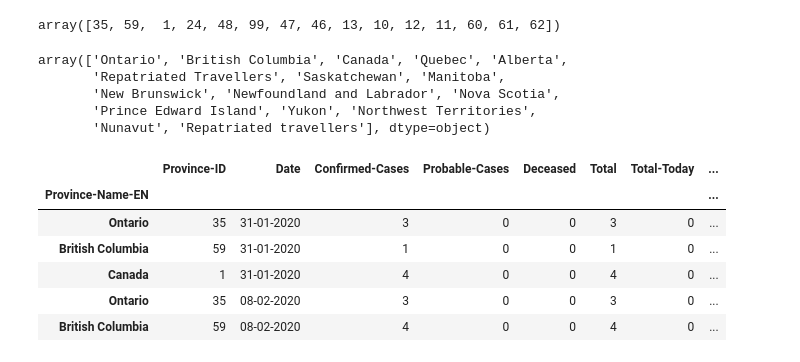
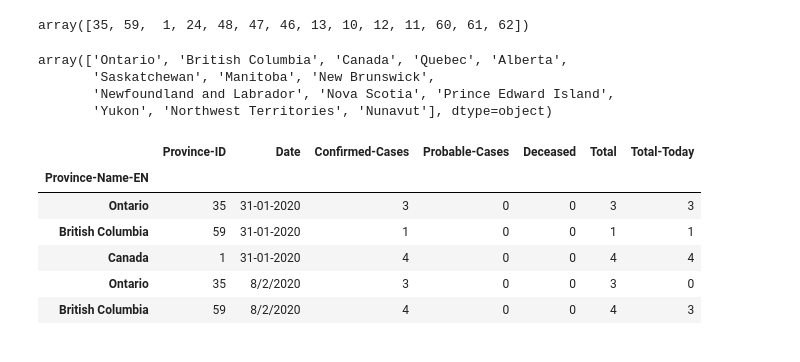
Before and after one commit to Paul-M-K/Covid-19, a Jupyter notebook: Covid_19_python.ipynb, the cells around one changed output. Saved outputs shown, nothing was run; the diff lists cells and outputs as text; code cells hidden in the pictures.

```diff
--- a/Covid_19_python.ipynb
+++ b/Covid_19_python.ipynb
@@ -17,8 +18,14 @@ df.head()
 # %%
-#reject unwanted naming conventions and null data
+#reject unwanted naming conventions
+df.drop(13, axis=1, inplace=True)
 
+
+df.drop(11, axis=1, inplace=True)
 df.drop(10, axis=1, inplace=True)
+df.drop(9, axis=1, inplace=True)
+df.drop(8, axis=1, inplace=True)
 df.drop(2,axis=1,inplace=True)
 df.drop(0,axis=0,inplace=True)
+
 df.head()
 # %% [output]
@@ -31,8 +38,5 @@ df.head()
 # %%
 #Set header names
 headers = ["Province-ID","Province-Name-EN","Date","Confirmed-Cases", "Probable-Cases","Deceased",
-         "Total","Total-Today","Precent-Today"]
+         "Total","Total-Today"]
 df.columns = headers
-x = 0
-df['Total-Today'].replace(np.nan, x , inplace=True)
-df.head(100)
@@ -88,0 +70,3 @@ Name: Precent-Today, dtype: int64
+# %%
+#Remove Repatriated travellers
+df_1 = df[df['Province-Name-EN'] != 'Repatriated travellers']
@@ -89,6 +117,5 @@ Name: Precent-Today, dtype: int64
 # %%
 #change types of data from object to int for example
-df[["Province-ID", "Confirmed-Cases","Probable-Cases"]] = df[["Province-ID", "Confirmed-Cases","Probable-Cases"]].astype("int")
-df[["Deceased","Total","Total-Today"]] = df[["Deceased","Total","Total-Today"]].astype("int")
-df[["Precent-Today"]] = df[["Precent-Today"]].astype("float")
-#df[["Date"]] = df[["Date"]].astype("datetime64")
+df_1[["Province-ID", "Confirmed-Cases","Probable-Cases"]] = df_1[["Province-ID", "Confirmed-Cases","Probable-Cases"]].astype("int")
+df_1[["Deceased","Total","Total-Today"]] = df_1[["Deceased","Total","Total-Today"]].astype("int")
+#df_1[["Date"]] = df_1[["Date"]].astype("datetime64")
@@ -157,26 +187,25 @@ province_counts
 # %%
-df['Province-ID'].unique()
+df_1['Province-ID'].unique()
 # %% [output]
-array([35, 59,  1, 24, 48, 99, 47, 46, 13, 10, 12, 11, 60, 61, 62])
+array([35, 59,  1, 24, 48, 47, 46, 13, 10, 12, 11, 60, 61, 62])
 # %%
-df['Province-Name-EN'].unique()
+df_1['Province-Name-EN'].unique()
 # %% [output]
 array(['Ontario', 'British Columbia', 'Canada', 'Quebec', 'Alberta',
-       'Repatriated Travellers', 'Saskatchewan', 'Manitoba',
-       'New Brunswick', 'Newfoundland and Labrador', 'Nova Scotia',
-       'Prince Edward Island', 'Yukon', 'Northwest Territories',
-       'Nunavut', 'Repatriated travellers'], dtype=object)
+       'Saskatchewan', 'Manitoba', 'New Brunswick',
+       'Newfoundland and Labrador', 'Nova Scotia', 'Prince Edward Island',
+       'Yukon', 'Northwest Territories', 'Nunavut'], dtype=object)
 # %%
 #df_group_one = df[['Province-Name-EN','Date','Confirmed-Cases']]
-df.set_index("Province-Name-EN", inplace=True)
-df.head()
+df_1.set_index("Province-Name-EN", inplace=True)
+df_1.head()
 # %% [output]
-|  | Province-ID | Date | Confirmed-Cases | Probable-Cases | Deceased | Total | Total-Today | ... |
-| Province-Name-EN |  |  |  |  |  |  |  | ... |
-| Ontario | 35 | 31-01-2020 | 3 | 0 | 0 | 3 | 0 | ... |
-| British Columbia | 59 | 31-01-2020 | 1 | 0 | 0 | 1 | 0 | ... |
-| Canada | 1 | 31-01-2020 | 4 | 0 | 0 | 4 | 0 | ... |
-| Ontario | 35 | 08-02-2020 | 3 | 0 | 0 | 3 | 0 | ... |
-| British Columbia | 59 | 08-02-2020 | 4 | 0 | 0 | 4 | 0 | ... |
+|  | Province-ID | Date | Confirmed-Cases | Probable-Cases | Deceased | Total | Total-Today |
+| Province-Name-EN |  |  |  |  |  |  |  |
+| Ontario | 35 | 31-01-2020 | 3 | 0 | 0 | 3 | 3 |
+| British Columbia | 59 | 31-01-2020 | 1 | 0 | 0 | 1 | 1 |
+| Canada | 1 | 31-01-2020 | 4 | 0 | 0 | 4 | 4 |
+| Ontario | 35 | 8/2/2020 | 3 | 0 | 0 | 3 | 0 |
+| British Columbia | 59 | 8/2/2020 | 4 | 0 | 0 | 4 | 3 |
 # %%
 # set DF for specific provinces
```
Also changed, not shown: parts of 19 cells of this notebook.
